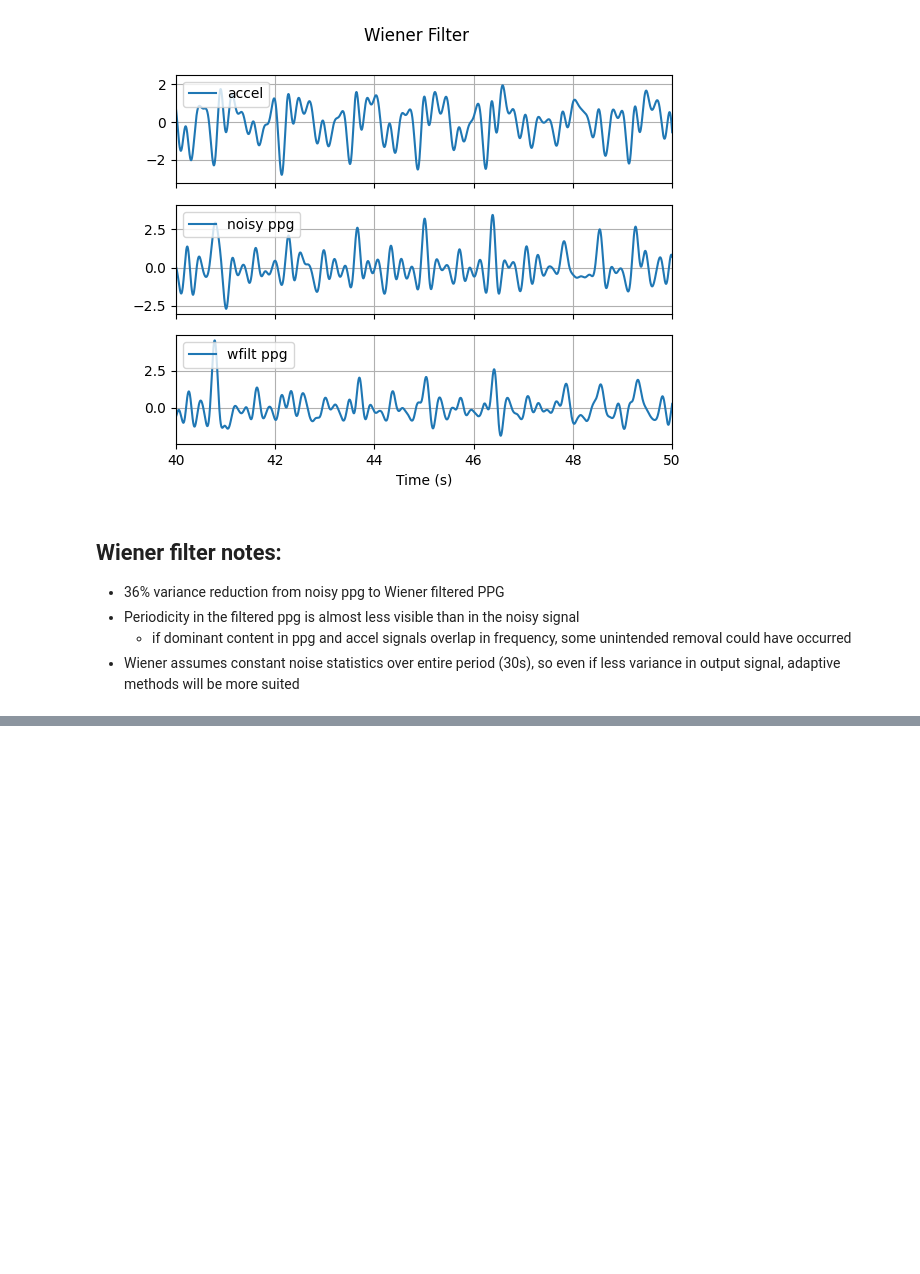
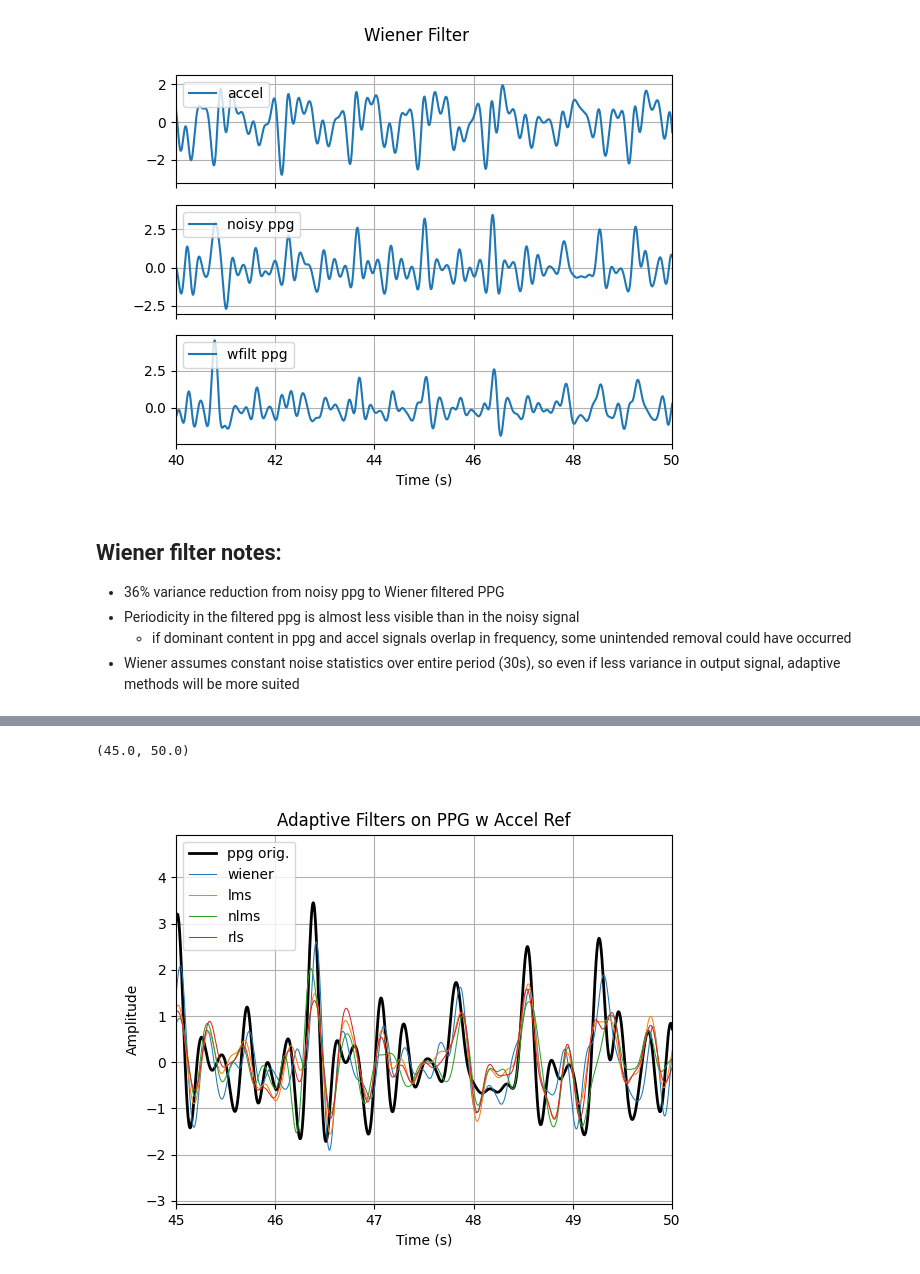
Before and after one commit to lane-miller/statistical-dsp-studies, a Jupyter notebook: 01_wiener_lms_nlms_rls/adaptive_filters.ipynb, the cells around one changed output, grey strips where cells are left out. Cells and saved outputs as stored; diff of their text form; code cells hidden in the pictures; blank space fills up the shorter version.

```diff
--- a/01_wiener_lms_nlms_rls/adaptive_filters.ipynb
+++ b/01_wiener_lms_nlms_rls/adaptive_filters.ipynb
@@ -105,0 +327,19 @@ for axi in ax:
+# %%
+# Overall comparison
+
+plt.close('all')
+fig, ax = plt.subplots(1,1)
+ax.plot(t, ppg_norm, label='ppg orig.', color='black', linewidth=2)
+ax.plot(t, e_wiener, label='wiener', linewidth=0.75)
+ax.plot(t, e_lms, label='lms', linewidth=0.75)
+ax.plot(t, e_nlms, label='nlms', linewidth=0.75)
+ax.plot(t, e_rls, label='rls', linewidth=0.75)
+ax.legend(loc='upper left')
+ax.set_title('Adaptive Filters on PPG w Accel Ref')
+ax.grid(True)
+ax.set_xlabel('Time (s)')
+ax.set_ylabel('Amplitude')
+ax.set_xlim(45, 50)
+# %% [output]
+(45.0, 50.0)
+[figure, added]
```
Also changed, not shown: parts of 20 cells of this notebook, 2 other files.
